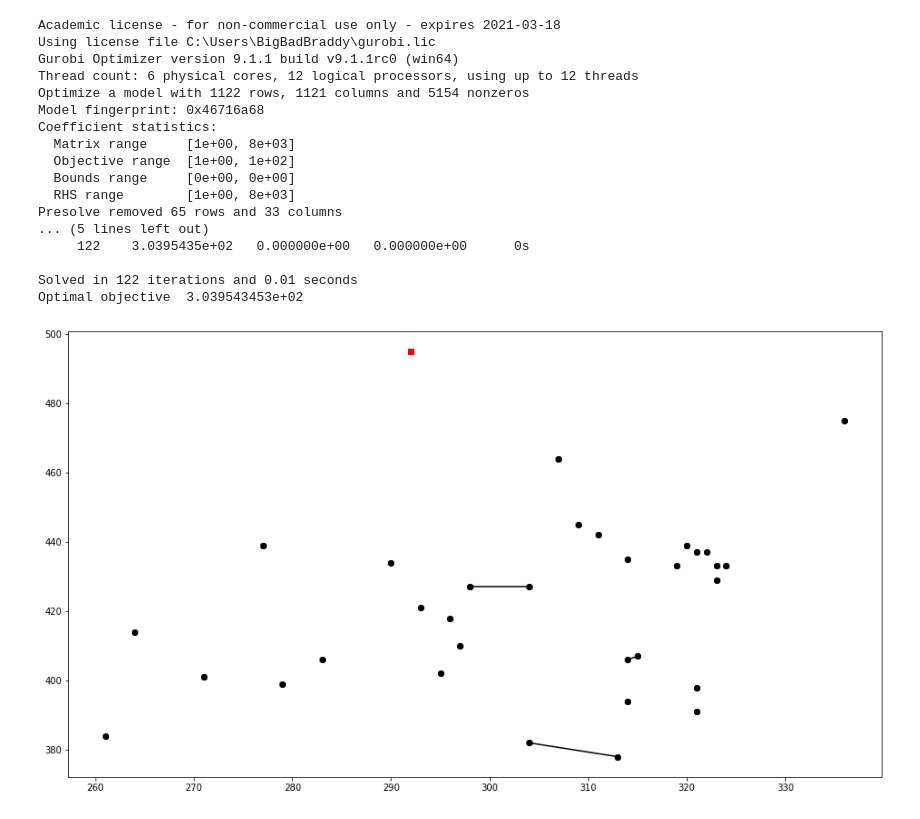
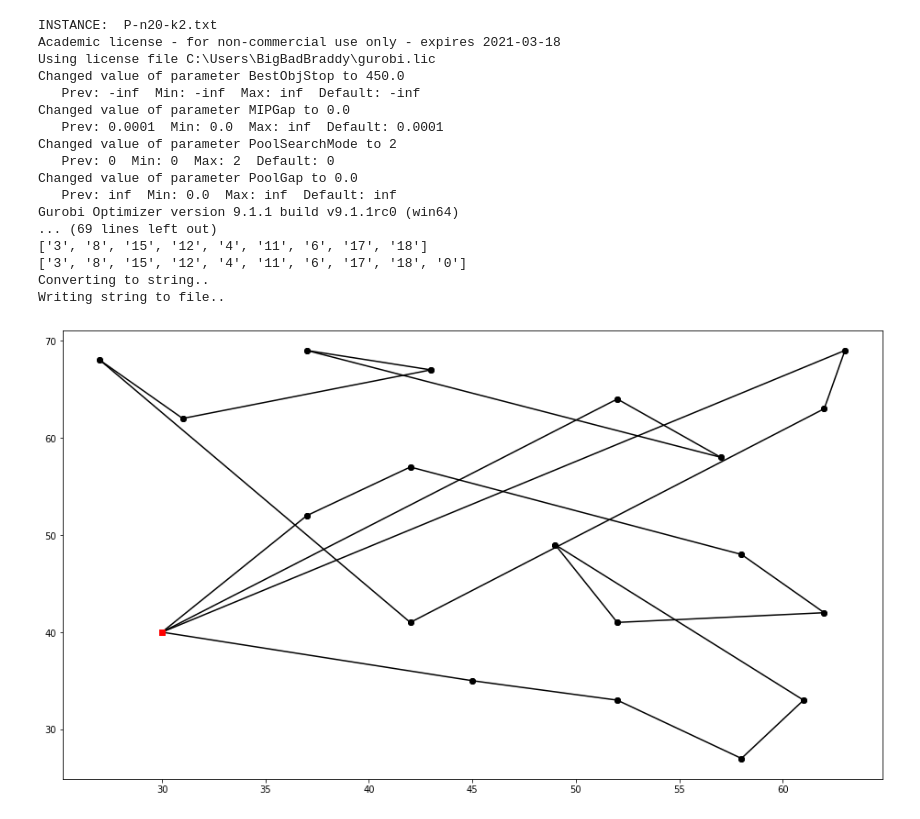
Before and after one commit to yeohbraddy/Learning-to-Sparsify-the-Capacitated-Vehicle-Routing-Problem-Instances, a Jupyter notebook: COMP30910/Solver/Solver/Two Index formulation.ipynb, the cells around one changed output. Cells and saved outputs as stored; diff of their text form; code cells hidden in the pictures.

Commit message:
Solver now returns multiple solutions

```diff
--- a/COMP30910/Solver/Solver/Two Index formulation.ipynb
+++ b/COMP30910/Solver/Solver/Two Index formulation.ipynb
@@ -12,21 +12,29 @@ import Solver as solver
-# %%
-solver.solve("E-n33-k4.txt")
-# %% [output]
-Academic license - for non-commercial use only - expires 2021-03-18
-Using license file C:\Users\BigBadBraddy\gurobi.lic
-Gurobi Optimizer version 9.1.1 build v9.1.1rc0 (win64)
-Thread count: 6 physical cores, 12 logical processors, using up to 12 threads
-Optimize a model with 1122 rows, 1121 columns and 5154 nonzeros
-Model fingerprint: 0x46716a68
-Coefficient statistics:
-  Matrix range     [1e+00, 8e+03]
-  Objective range  [1e+00, 1e+02]
-  Bounds range     [0e+00, 0e+00]
-  RHS range        [1e+00, 8e+03]
-Presolve removed 65 rows and 33 columns
-... (5 lines left out)
-     122    3.0395435e+02   0.000000e+00   0.000000e+00      0s
-
-Solved in 122 iterations and 0.01 seconds
-Optimal objective  3.039543453e+02
-[figure, removed]
+# %%
+instances = fp.get_instances("../Instances/Instances/")
+
+for instance in instances[:1]:
+    instance = "P-n20-k2.txt"
+    print("INSTANCE: ", instance)
+    lp_relaxation, reduced_cost, active_arcs, cost = solver.solve(instance)
+    file_name = instance[:len(instance) - 4] + "-solution.txt"
+    pf.create_solution_file(active_arcs, cost, file_name)
+    print()
+# %% [output]
+INSTANCE:  P-n20-k2.txt
+Academic license - for non-commercial use only - expires 2021-03-18
+Using license file C:\Users\BigBadBraddy\gurobi.lic
+Changed value of parameter BestObjStop to 450.0
+   Prev: -inf  Min: -inf  Max: inf  Default: -inf
+Changed value of parameter MIPGap to 0.0
+   Prev: 0.0001  Min: 0.0  Max: inf  Default: 0.0001
+Changed value of parameter PoolSearchMode to 2
+   Prev: 0  Min: 0  Max: 2  Default: 0
+Changed value of parameter PoolGap to 0.0
+   Prev: inf  Min: 0.0  Max: inf  Default: inf
+Gurobi Optimizer version 9.1.1 build v9.1.1rc0 (win64)
+... (69 lines left out)
+['3', '8', '15', '12', '4', '11', '6', '17', '18']
+['3', '8', '15', '12', '4', '11', '6', '17', '18', '0']
+Converting to string..
+Writing string to file..
+[figure, added]
```
Also changed, not shown: parts of 1 cell of this notebook, 2 other files.
